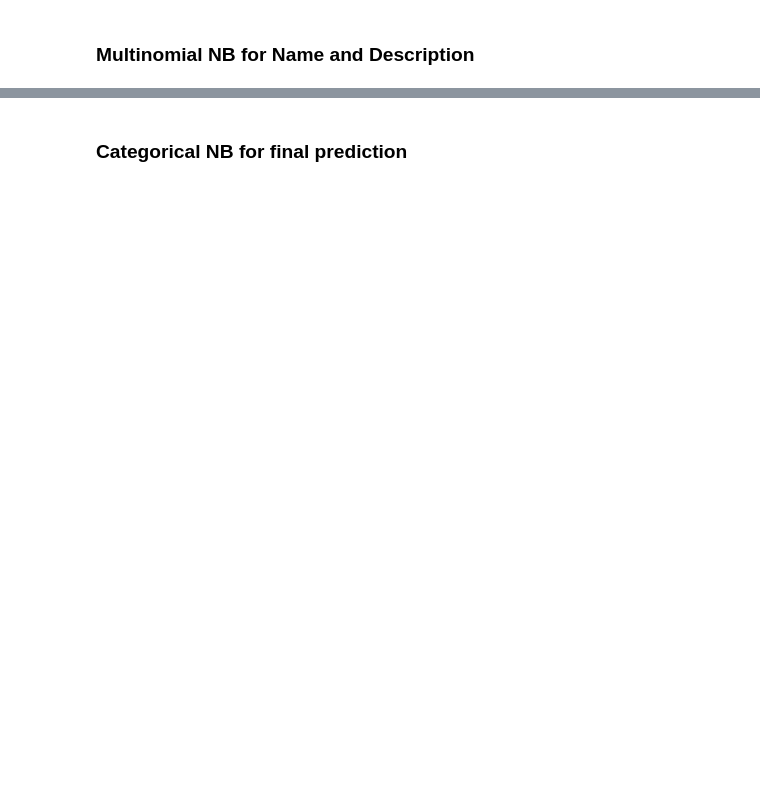
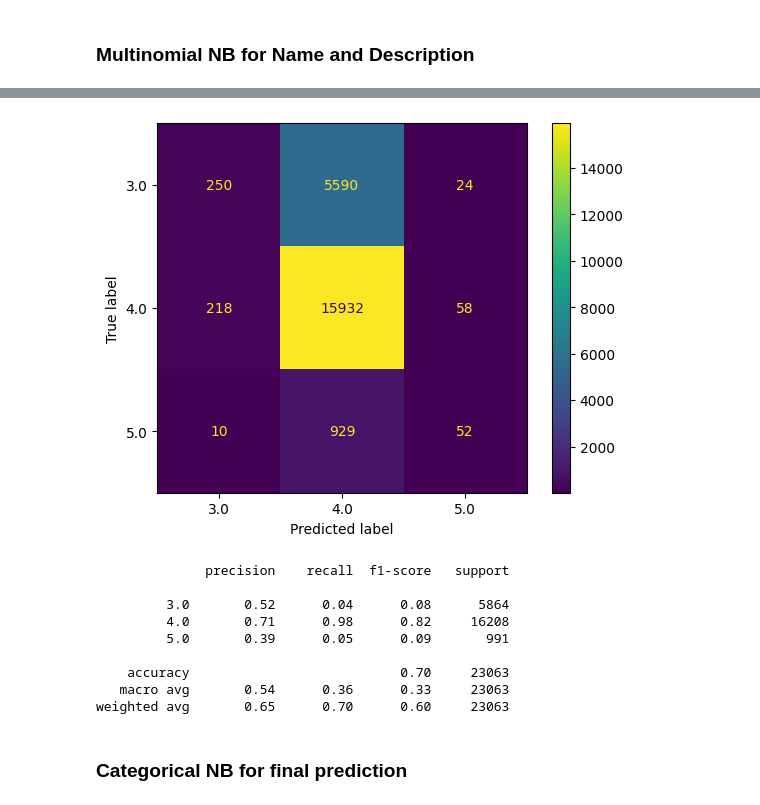
Before and after one commit to 7angel4/Goodreads-rating-classification, a Jupyter notebook: StackNB.ipynb, the cells around one changed output, grey strips where cells are left out. Cells and saved outputs as stored; diff of their text form; code cells hidden in the pictures; blank space fills up the shorter version.

```diff
--- a/StackNB.ipynb
+++ b/StackNB.ipynb
@@ -66,6 +169,17 @@ categorical_val_pred = cv_evaluate(cnb, X_categorical, y)
 # %%
 # better than complementNB and gaussianNB
-mnb = MultinomialNB()
-multinomial_val_pred = cv_evaluate(mnb, X_multinomial, y)
+mnb = MultinomialNB(alpha=0.1)
+multinomial_pred = cv_evaluate(mnb, X_multinomial, y)
+# %% [output]
+[figure, added]
+              precision    recall  f1-score   support
+
+         3.0       0.52      0.04      0.08      5864
+         4.0       0.71      0.98      0.82     16208
+         5.0       0.39      0.05      0.09       991
+
+    accuracy                           0.70     23063
+   macro avg       0.54      0.36      0.33     23063
+weighted avg       0.65      0.70      0.60     23063
 # %% [markdown]
 ### Categorical NB for final prediction
```
Also changed, not shown: parts of 19 cells of this notebook, 2 other files.
